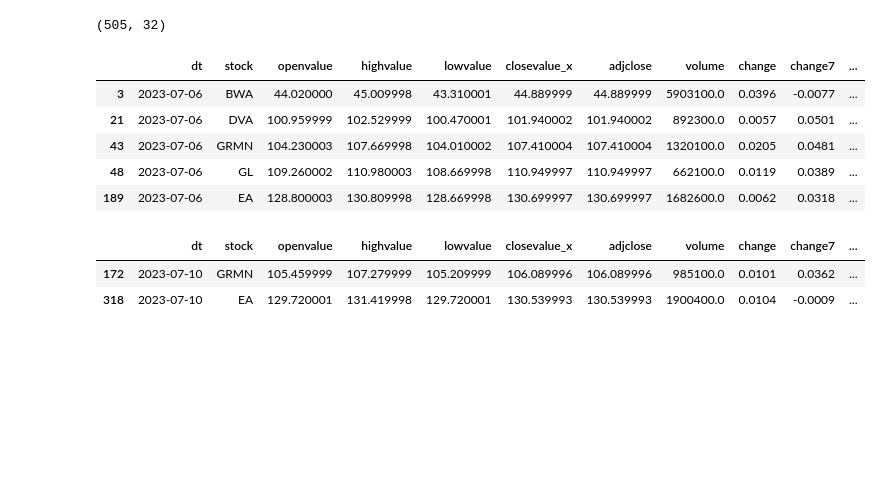
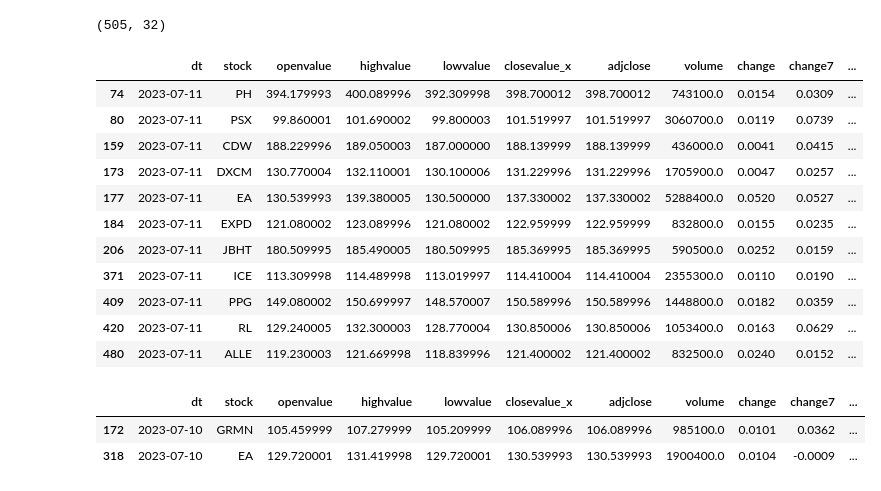
Before and after one commit to kravchukpetr/FinanceProject, a Jupyter notebook: ipynb/Recomendation.ipynb, the cells around one changed output. Saved outputs shown, nothing was run; the diff lists cells and outputs as text; code cells hidden in the pictures; blank space fills up the shorter version.

```diff
--- a/ipynb/Recomendation.ipynb
+++ b/ipynb/Recomendation.ipynb
@@ -38,14 +38,27 @@ df.shape
 # %%
 import pandas as pd
 pd.set_option('display.max_columns', None)
-df[(df['rec_1d'] == 'STRONG_BUY') & (df['rec_1w'] == 'STRONG_BUY')].head()
+filter = (df['rec_1d'] == 'STRONG_BUY') & \
+         (df['rec_1w'] == 'STRONG_BUY') & \
+         (df['rec_1m'] == 'STRONG_BUY') & \
+         (df['change7'] > 0)  & \
+         (df['change30'] > 0) & \
+         (df['rsi'] < 50) & \
+        (df['closevalue_y'] > 100)
+df[filter].head(20)
 # %% [output]
 |  | dt | stock | openvalue | highvalue | lowvalue | closevalue_x | adjclose | volume | change | change7 | ... |
-| 3 | 2023-07-06 | BWA | 44.020000 | 45.009998 | 43.310001 | 44.889999 | 44.889999 | 5903100.0 | 0.0396 | -0.0077 | ... |
-| 21 | 2023-07-06 | DVA | 100.959999 | 102.529999 | 100.470001 | 101.940002 | 101.940002 | 892300.0 | 0.0057 | 0.0501 | ... |
-| 43 | 2023-07-06 | GRMN | 104.230003 | 107.669998 | 104.010002 | 107.410004 | 107.410004 | 1320100.0 | 0.0205 | 0.0481 | ... |
-| 48 | 2023-07-06 | GL | 109.260002 | 110.980003 | 108.669998 | 110.949997 | 110.949997 | 662100.0 | 0.0119 | 0.0389 | ... |
-| 189 | 2023-07-06 | EA | 128.800003 | 130.809998 | 128.669998 | 130.699997 | 130.699997 | 1682600.0 | 0.0062 | 0.0318 | ... |
+| 74 | 2023-07-11 | PH | 394.179993 | 400.089996 | 392.309998 | 398.700012 | 398.700012 | 743100.0 | 0.0154 | 0.0309 | ... |
+| 80 | 2023-07-11 | PSX | 99.860001 | 101.690002 | 99.800003 | 101.519997 | 101.519997 | 3060700.0 | 0.0119 | 0.0739 | ... |
+| 159 | 2023-07-11 | CDW | 188.229996 | 189.050003 | 187.000000 | 188.139999 | 188.139999 | 436000.0 | 0.0041 | 0.0415 | ... |
+| 173 | 2023-07-11 | DXCM | 130.770004 | 132.110001 | 130.100006 | 131.229996 | 131.229996 | 1705900.0 | 0.0047 | 0.0257 | ... |
+| 177 | 2023-07-11 | EA | 130.539993 | 139.380005 | 130.500000 | 137.330002 | 137.330002 | 5288400.0 | 0.0520 | 0.0527 | ... |
+| 184 | 2023-07-11 | EXPD | 121.080002 | 123.089996 | 121.080002 | 122.959999 | 122.959999 | 832800.0 | 0.0155 | 0.0235 | ... |
+| 206 | 2023-07-11 | JBHT | 180.509995 | 185.490005 | 180.509995 | 185.369995 | 185.369995 | 590500.0 | 0.0252 | 0.0159 | ... |
+| 371 | 2023-07-11 | ICE | 113.309998 | 114.489998 | 113.019997 | 114.410004 | 114.410004 | 2355300.0 | 0.0110 | 0.0190 | ... |
+| 409 | 2023-07-11 | PPG | 149.080002 | 150.699997 | 148.570007 | 150.589996 | 150.589996 | 1448800.0 | 0.0182 | 0.0359 | ... |
+| 420 | 2023-07-11 | RL | 129.240005 | 132.300003 | 128.770004 | 130.850006 | 130.850006 | 1053400.0 | 0.0163 | 0.0629 | ... |
+| 480 | 2023-07-11 | ALLE | 119.230003 | 121.669998 | 118.839996 | 121.400002 | 121.400002 | 832500.0 | 0.0240 | 0.0152 | ... |
 # %%
 df[(df['stock'] == 'EA') | (df['stock'] == 'GRMN')].head()
 # %% [output]
```
Also changed, not shown: parts of 1 cell of this notebook.
